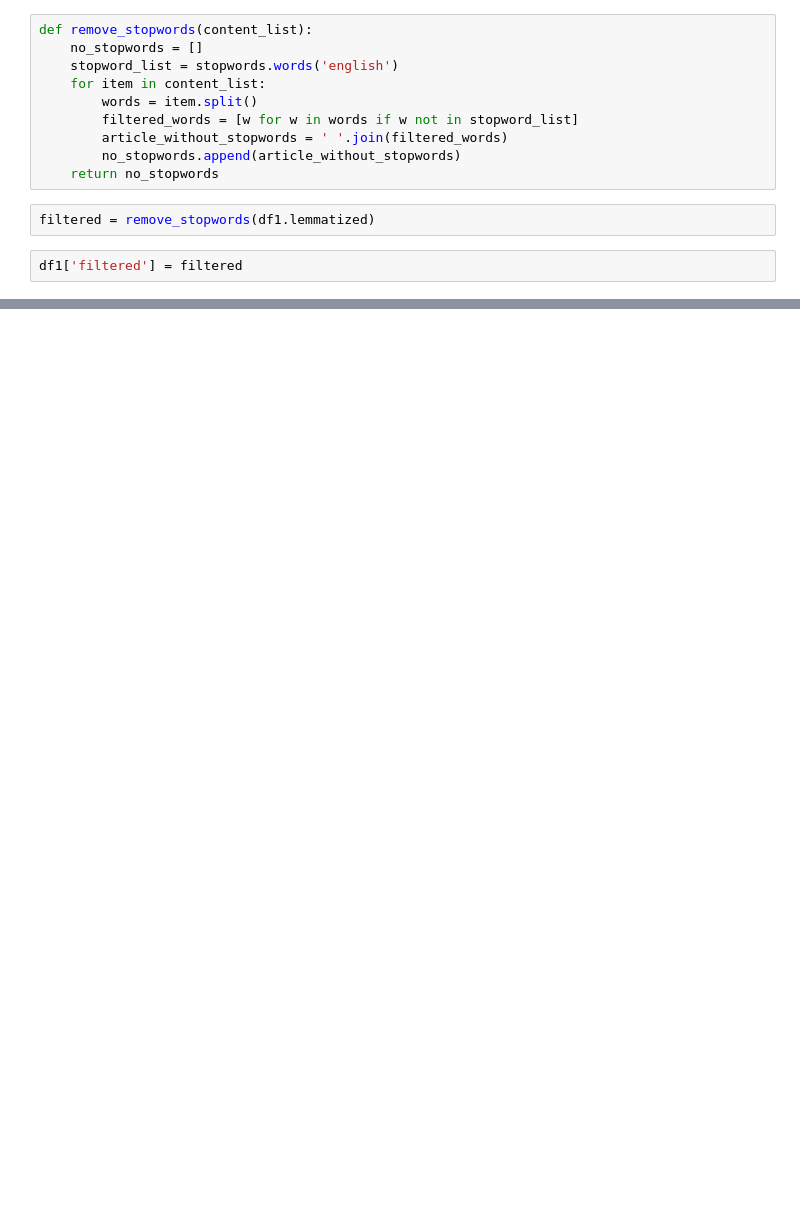
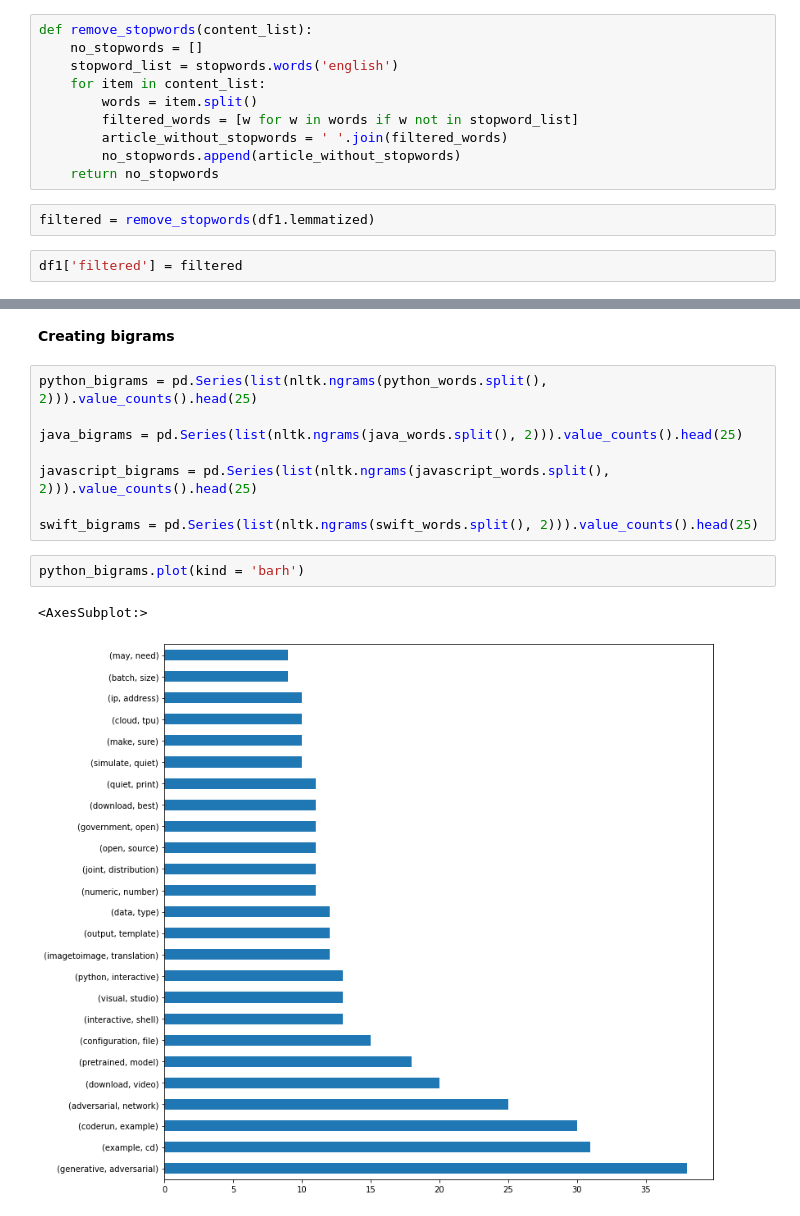
Before and after one commit to Codeup-B-Squared/NLP-Analysis, a Jupyter notebook: acquire-scratchpad-Mainali.ipynb, the cells around one changed output, grey strips where cells are left out. Saved outputs shown, nothing was run; the diff lists cells and outputs as text; blank space fills up the shorter version.

```diff
--- a/acquire-scratchpad-Mainali.ipynb
+++ b/acquire-scratchpad-Mainali.ipynb
@@ -382,0 +605,15 @@ df1.head()
+# %% [markdown]
+**Creating bigrams**
+# %%
+python_bigrams = pd.Series(list(nltk.ngrams(python_words.split(), 2))).value_counts().head(25)
+
+java_bigrams = pd.Series(list(nltk.ngrams(java_words.split(), 2))).value_counts().head(25)
+
+javascript_bigrams = pd.Series(list(nltk.ngrams(javascript_words.split(), 2))).value_counts().head(25)
+
+swift_bigrams = pd.Series(list(nltk.ngrams(swift_words.split(), 2))).value_counts().head(25)
+# %%
+python_bigrams.plot(kind = 'barh')
+# %% [output]
+<AxesSubplot:>
+[figure, added]
```
Also changed, not shown: parts of 39 cells of this notebook.
